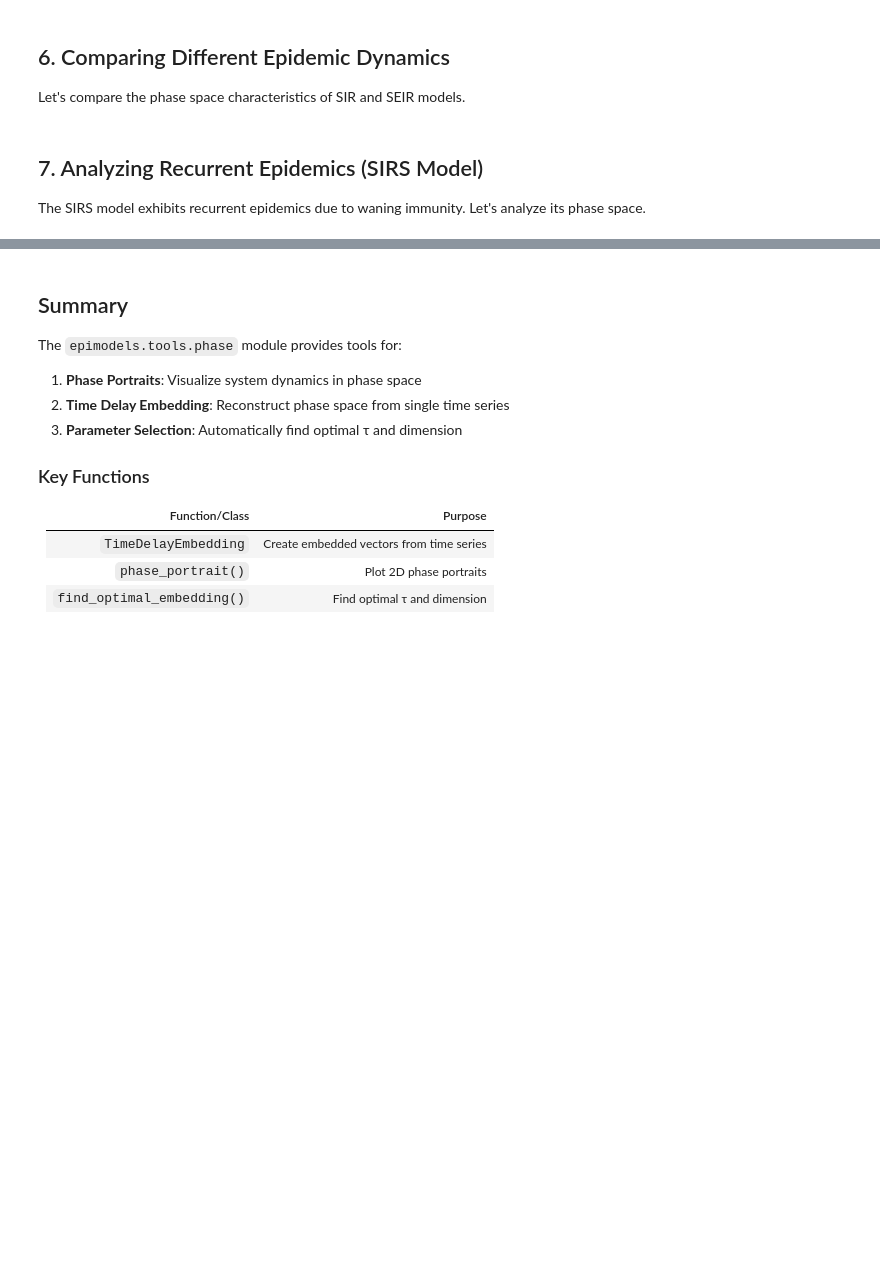
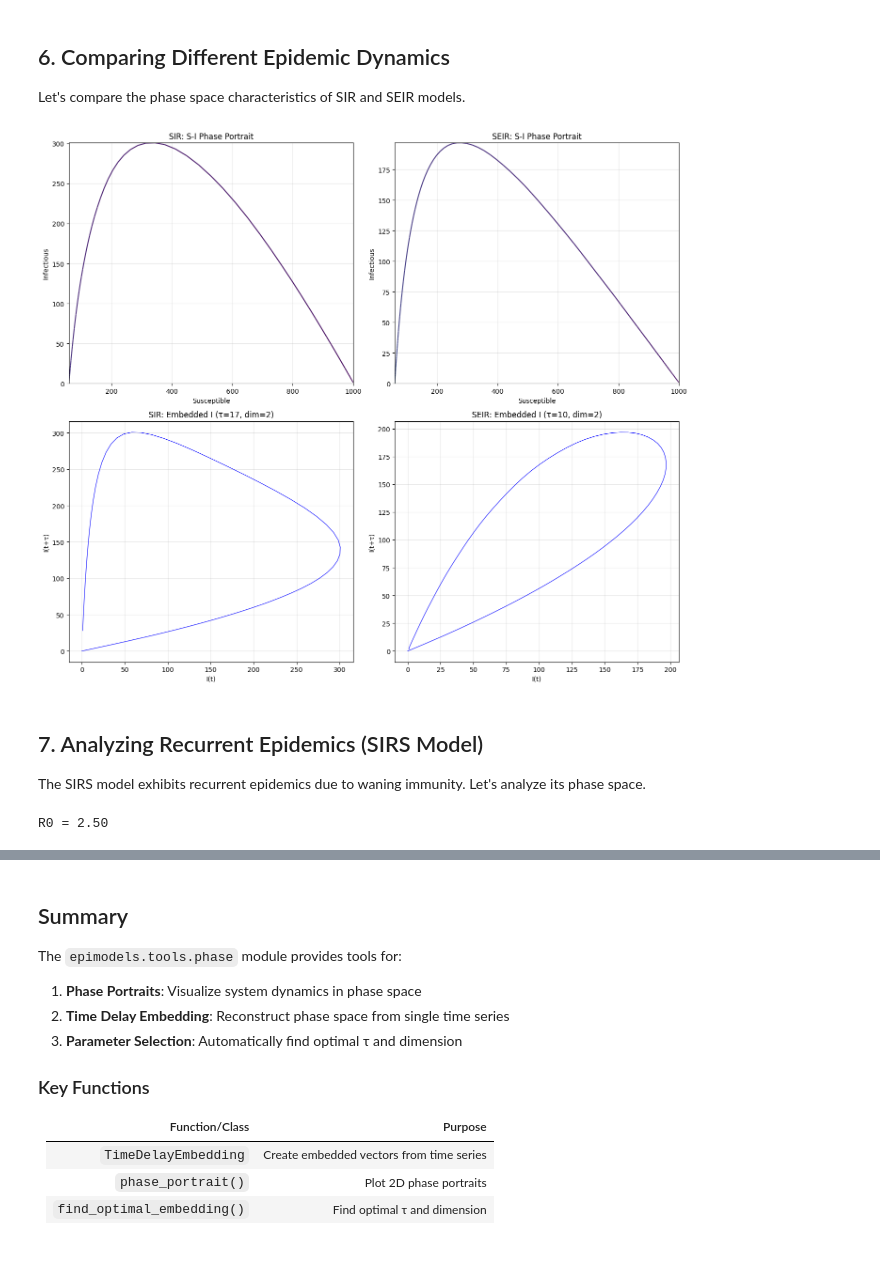
Before and after one commit to fccoelho/epimodels, a Jupyter notebook: docs/Examples/Phase_space_analysis.ipynb, the cells around one changed output, grey strips where cells are left out. Cells and saved outputs as stored; diff of their text form; code cells hidden in the pictures; blank space fills up the shorter version.

```diff
--- a/docs/Examples/Phase_space_analysis.ipynb
+++ b/docs/Examples/Phase_space_analysis.ipynb
@@ -234,11 +260,11 @@ Let's compare the phase space characteristics of SIR and SEIR models.
 # %%
 # Run SIR model
 sir = SIR()
-sir([1000, 1, 0], [0, 150], 1001, {'beta': 0.3, 'gamma': 0.1})
+sir([1000, 1, 0], [0, 550], 1001, {'beta': 0.3, 'gamma': 0.1}, t_eval=range(0, 550))
 
 # Run SEIR model
 seir = SEIR()
-seir([1000, 0, 1, 0], [0, 150], 1001, {'beta': 0.3, 'gamma': 0.1, 'epsilon': 0.2})
+seir([1000, 0, 1, 0], [0, 550], 1001, {'beta': 0.3, 'gamma': 0.1, 'epsilon': 0.2}, t_eval=range(0, 550))
 
 # Compare phase portraits
 fig, axes = plt.subplots(2, 2, figsize=(14, 12))
@@ -247,33 +273,35 @@ fig, axes = plt.subplots(2, 2, figsize=(14, 12))
 phase_portrait(sir.traces['S'], sir.traces['I'], ax=axes[0, 0], color_by_time=True)
 axes[0, 0].set_title('SIR: S-I Phase Portrait')
 axes[0, 0].set_xlabel('Susceptible')
 axes[0, 0].set_ylabel('Infectious')
 
 # SEIR: S vs I
 phase_portrait(seir.traces['S'], seir.traces['I'], ax=axes[0, 1], color_by_time=True)
 axes[0, 1].set_title('SEIR: S-I Phase Portrait')
 axes[0, 1].set_xlabel('Susceptible')
 axes[0, 1].set_ylabel('Infectious')
 
 # SIR: I embedded
 sir_params = find_optimal_embedding(sir.traces['I'], tau_max=20, dim_max=6)
 sir_emb = TimeDelayEmbedding(sir.traces['I'], tau=sir_params['tau'], dim=2).embed()
 axes[1, 0].plot(sir_emb[:, 0], sir_emb[:, 1], 'b-', linewidth=0.8)
 axes[1, 0].set_title(f'SIR: Embedded I (τ={sir_params["tau"]}, dim=2)')
 axes[1, 0].set_xlabel('I(t)')
 axes[1, 0].set_ylabel('I(t+τ)')
 axes[1, 0].grid(True, alpha=0.3)
 
 # SEIR: I embedded
 seir_params = find_optimal_embedding(seir.traces['I'], tau_max=20, dim_max=6)
 seir_emb = TimeDelayEmbedding(seir.traces['I'], tau=seir_params['tau'], dim=2).embed()
 axes[1, 1].plot(seir_emb[:, 0], seir_emb[:, 1], 'b-', linewidth=0.8)
 axes[1, 1].set_title(f'SEIR: Embedded I (τ={seir_params["tau"]}, dim=2)')
 axes[1, 1].set_xlabel('I(t)')
 axes[1, 1].set_ylabel('I(t+τ)')
 axes[1, 1].grid(True, alpha=0.3)
 
 plt.tight_layout()
+# %% [output]
+[figure, added]
 # %% [markdown]
 ## 7. Analyzing Recurrent Epidemics (SIRS Model)
 
@@ -283,9 +311,11 @@ from epimodels.continuous import SIRS
 
 # Run SIRS model with waning immunity
 sirs = SIRS()
-sirs([1000, 1, 0], [0, 500], 1001, {'beta': 0.5, 'gamma': 0.2, 'xi': 0.01})
+sirs([1000, 1, 0], [0, 500], 1001, {'beta': 0.5, 'gamma': 0.2, 'xi': 0.01}, t_eval=range(0, 500))
 
 print(f"R0 = {sirs.R0:.2f}")
+# %% [output]
+R0 = 2.50
 # %%
 fig, axes = plt.subplots(2, 2, figsize=(14, 10))
 
```
Also changed, not shown: parts of 13 cells of this notebook, 3 other files.
